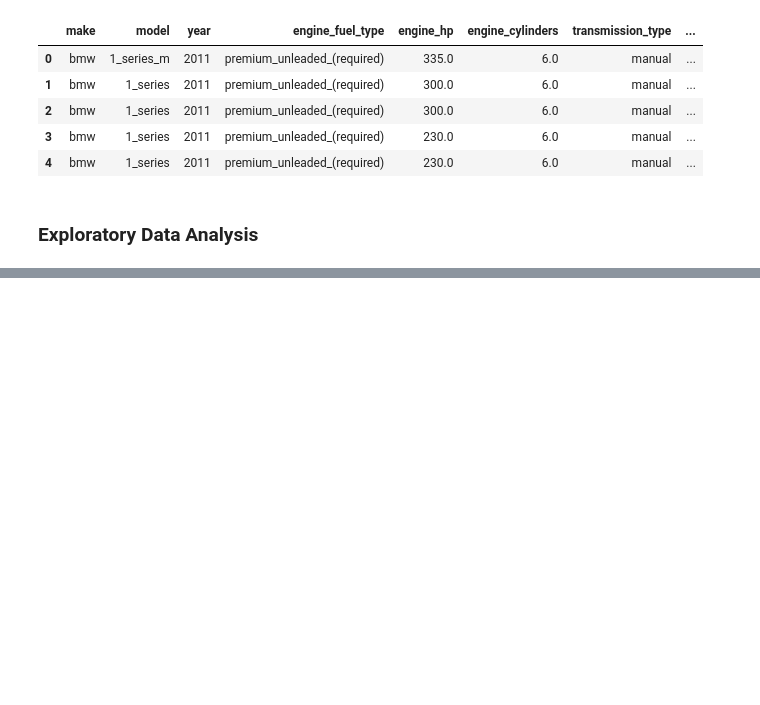
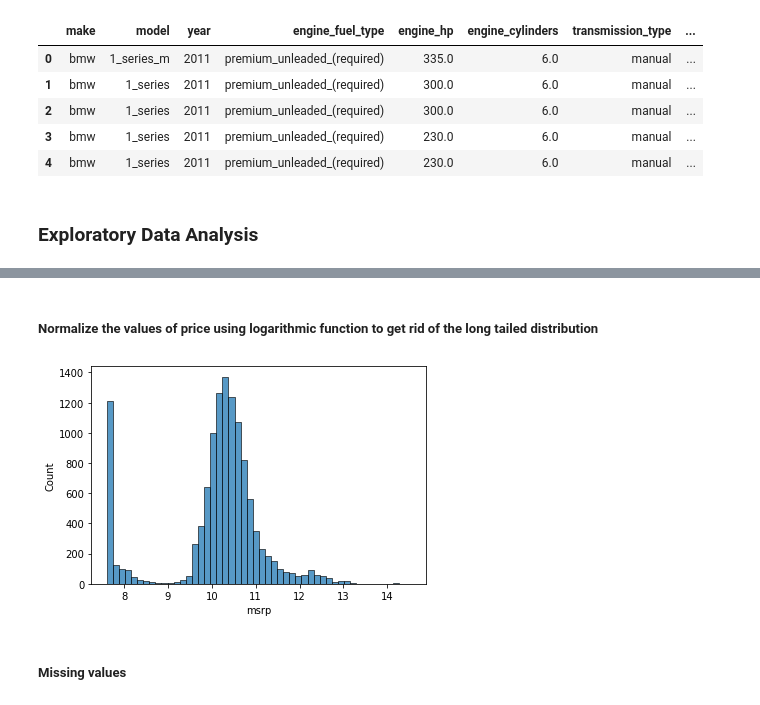
Before and after one commit to agudze-silas/ml-zoomcamp, a Jupyter notebook: week-2/notebook.ipynb, the cells around one changed output, grey strips where cells are left out. Drawn from its saved outputs; the diff is of its cells as text; code cells hidden in the pictures; blank space fills up the shorter version.

```diff
--- a/week-2/notebook.ipynb
+++ b/week-2/notebook.ipynb
@@ -68,0 +110,10 @@ df.head()
+# %%
+price_logs = np.log1p(df.msrp)
+# %% [markdown]
+##### Normalize the values of price using logarithmic function to get rid of the long tailed distribution
+# %%
+sns.histplot(price_logs, bins = 50);
+# %% [output]
+[figure, added]
+# %% [markdown]
+##### Missing values
```
Also changed, not shown: parts of 7 cells of this notebook, 1 other file.
